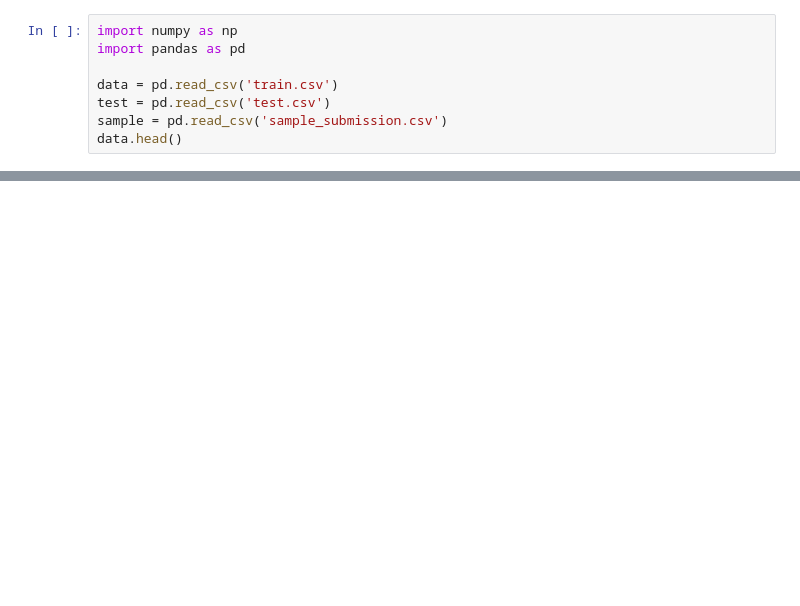
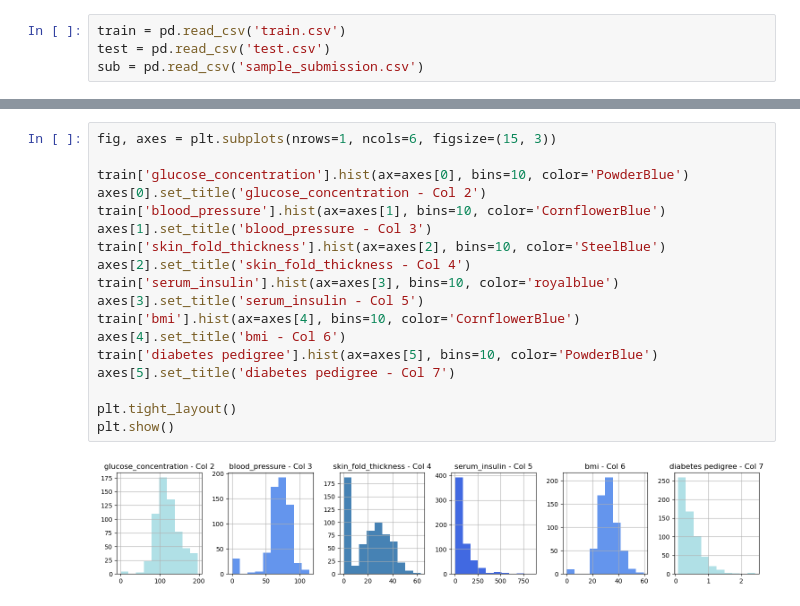
Before and after one commit to Hazel0301/Data-Mining, a Jupyter notebook: mini project/mini project.ipynb, the cells around one changed output, grey strips where cells are left out. Drawn from its saved outputs; the diff is of its cells as text; blank space fills up the shorter version.

```diff
--- a/mini project/mini project.ipynb
+++ b/mini project/mini project.ipynb
@@ -1,8 +11,4 @@
 # %%
-import numpy as np
-import pandas as pd
-
-data = pd.read_csv('train.csv')
+train = pd.read_csv('train.csv')
 test = pd.read_csv('test.csv')
-sample = pd.read_csv('sample_submission.csv')
-data.head()
+sub = pd.read_csv('sample_submission.csv')
@@ -15,0 +33,20 @@ data.head()
+# %%
+fig, axes = plt.subplots(nrows=1, ncols=6, figsize=(15, 3))
+
+train['glucose_concentration'].hist(ax=axes[0], bins=10, color='PowderBlue')
+axes[0].set_title('glucose_concentration - Col 2')
+train['blood_pressure'].hist(ax=axes[1], bins=10, color='CornflowerBlue')
+axes[1].set_title('blood_pressure - Col 3')
+train['skin_fold_thickness'].hist(ax=axes[2], bins=10, color='SteelBlue')
+axes[2].set_title('skin_fold_thickness - Col 4')
+train['serum_insulin'].hist(ax=axes[3], bins=10, color='royalblue')
+axes[3].set_title('serum_insulin - Col 5')
+train['bmi'].hist(ax=axes[4], bins=10, color='CornflowerBlue')
+axes[4].set_title('bmi - Col 6')
+train['diabetes pedigree'].hist(ax=axes[5], bins=10, color='PowderBlue')
+axes[5].set_title('diabetes pedigree - Col 7')
+
+plt.tight_layout()
+plt.show()
+# %% [output]
+[figure, added]
```
Also changed, not shown: parts of 32 cells of this notebook, 3 other files.
